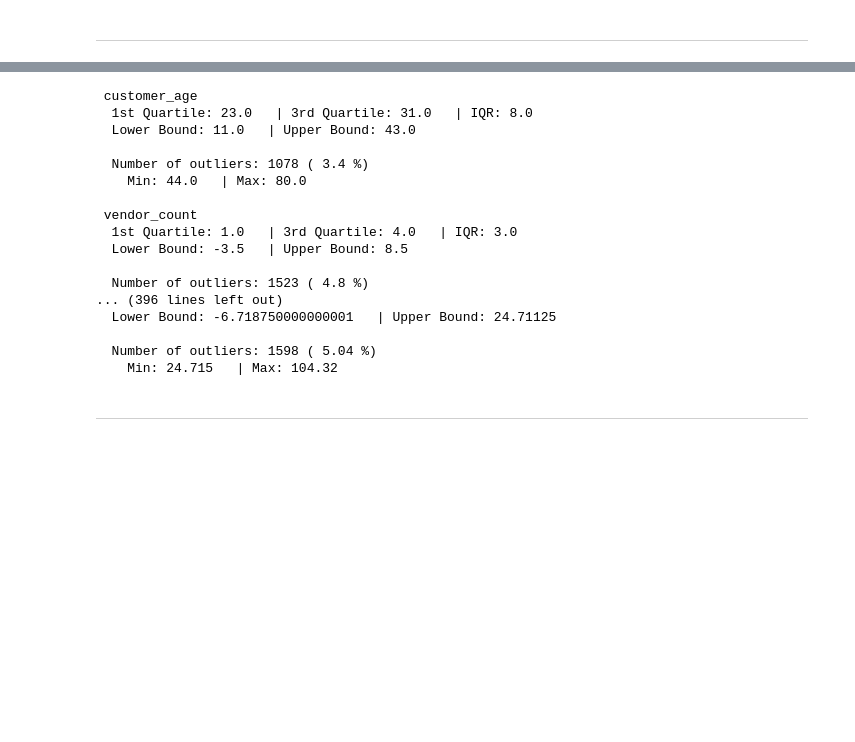
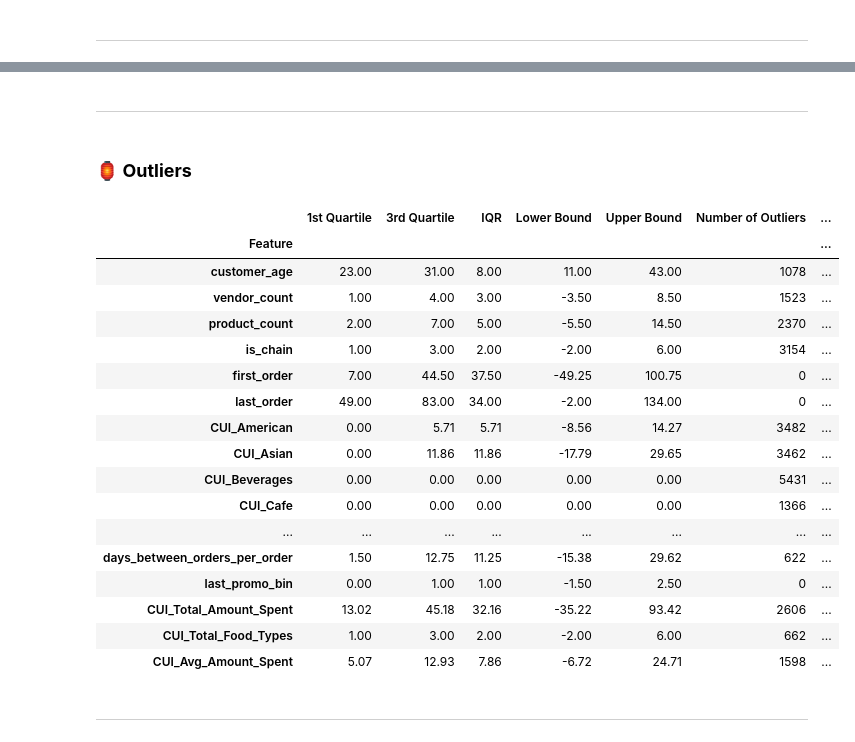
Before and after one commit to Silvestre17/DM_FoodDeliveryClustering_MasterProject, a Jupyter notebook: DM2425_Part2_37_01.ipynb, the cells around one changed output, grey strips where cells are left out. Saved outputs shown, nothing was run; the diff lists cells and outputs as text; code cells hidden in the pictures; blank space fills up the shorter version.

```diff
--- a/DM2425_Part2_37_01.ipynb
+++ b/DM2425_Part2_37_01.ipynb
@@ -195,3 +305,7 @@ weekdays_dict
+# %% [markdown]
+---
+# %% [markdown]
+### 🏮 **Outliers** <a class='anchor' id='DP_Outliers'></a>
 # %%
 # Define function for outlier detection, based on IQR method
 def detect_outliers(df,features, dfoutput=False, info=True):
@@ -236,25 +370,46 @@ def detect_outliers(df,features, dfoutput=False, info=True):
 # %%
 # Apply the function 'detect_outliers' to all the metric columns
 for col in metric_cols:
-    detect_outliers(ABCDEats, col, info=True)
+    # If it is the first column, save the information about the outliers
+    if col == metric_cols[0]:
+        outliers_info = detect_outliers(ABCDEats, col, info=True)
+    else:
+        # Combine the information about the outliers of all the columns in a single DataFrame
+        outliers_info = pd.concat([outliers_info, detect_outliers(ABCDEats, col, info=True)], ignore_index=True)
+
+
+outliers_info.set_index('Feature', inplace=True)
+
+# Personalize the DataFrame with a grey color for the rows without outliers
+def highlight_no_outliers(row):
+    # Check if the "Number of Outliers" column is zero
+    if row['Number of Outliers'] == 0:
+        return ['background-color: #ECEDDF'] * len(row)
+    return [''] * len(row)
+
+# Apply styling to the DataFrame
+outliers_info.style.format({
+    col: '{:.2f}' for col in outliers_info.select_dtypes('float64').columns
+}).apply(highlight_no_outliers, axis=1)
 # %% [output]
- customer_age
-  1st Quartile: 23.0   | 3rd Quartile: 31.0   | IQR: 8.0
-  Lower Bound: 11.0   | Upper Bound: 43.0
-
-  Number of outliers: 1078 ( 3.4 %)
-    Min: 44.0   | Max: 80.0
-
- vendor_count
-  1st Quartile: 1.0   | 3rd Quartile: 4.0   | IQR: 3.0
-  Lower Bound: -3.5   | Upper Bound: 8.5
-
-  Number of outliers: 1523 ( 4.8 %)
-... (396 lines left out)
-  Lower Bound: -6.718750000000001   | Upper Bound: 24.71125
-
-  Number of outliers: 1598 ( 5.04 %)
-    Min: 24.715   | Max: 104.32
+|  | 1st Quartile | 3rd Quartile | IQR | Lower Bound | Upper Bound | Number of Outliers | ... |
+| Feature |  |  |  |  |  |  | ... |
+| customer_age | 23.00 | 31.00 | 8.00 | 11.00 | 43.00 | 1078 | ... |
+| vendor_count | 1.00 | 4.00 | 3.00 | -3.50 | 8.50 | 1523 | ... |
+| product_count | 2.00 | 7.00 | 5.00 | -5.50 | 14.50 | 2370 | ... |
+| is_chain | 1.00 | 3.00 | 2.00 | -2.00 | 6.00 | 3154 | ... |
+| first_order | 7.00 | 44.50 | 37.50 | -49.25 | 100.75 | 0 | ... |
+| last_order | 49.00 | 83.00 | 34.00 | -2.00 | 134.00 | 0 | ... |
+| CUI_American | 0.00 | 5.71 | 5.71 | -8.56 | 14.27 | 3482 | ... |
+| CUI_Asian | 0.00 | 11.86 | 11.86 | -17.79 | 29.65 | 3462 | ... |
+| CUI_Beverages | 0.00 | 0.00 | 0.00 | 0.00 | 0.00 | 5431 | ... |
+| CUI_Cafe | 0.00 | 0.00 | 0.00 | 0.00 | 0.00 | 1366 | ... |
+| ... | ... | ... | ... | ... | ... | ... | ... |
+| days_between_orders_per_order | 1.50 | 12.75 | 11.25 | -15.38 | 29.62 | 622 | ... |
+| last_promo_bin | 0.00 | 1.00 | 1.00 | -1.50 | 2.50 | 0 | ... |
+| CUI_Total_Amount_Spent | 13.02 | 45.18 | 32.16 | -35.22 | 93.42 | 2606 | ... |
+| CUI_Total_Food_Types | 1.00 | 3.00 | 2.00 | -2.00 | 6.00 | 662 | ... |
+| CUI_Avg_Amount_Spent | 5.07 | 12.93 | 7.86 | -6.72 | 24.71 | 1598 | ... |
 # %% [markdown]
 ---
 # %% [markdown]
```
Also changed, not shown: parts of 14 cells of this notebook.
